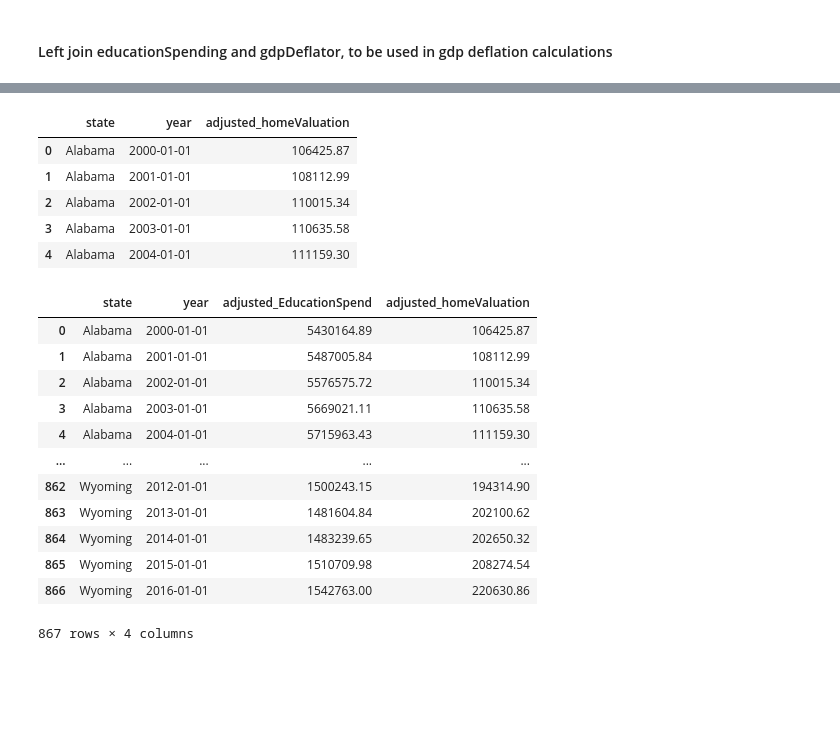
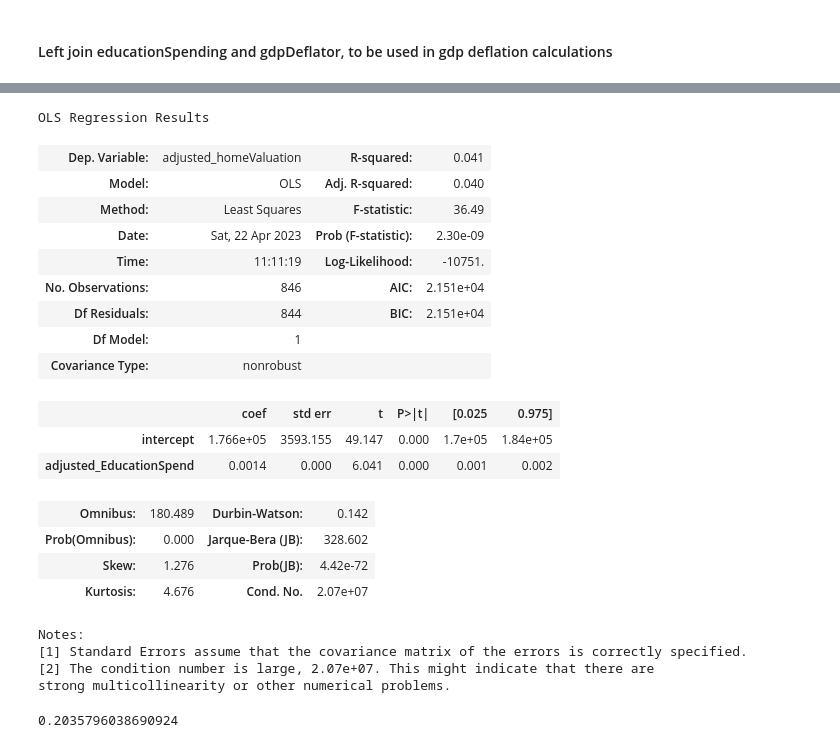
Before and after one commit to Max-Jacobsen/EducationSpending_HomeValuations_analysis, a Jupyter notebook: project_group4.ipynb, the cells around one changed output, grey strips where cells are left out. Saved outputs shown, nothing was run; the diff lists cells and outputs as text; code cells hidden in the pictures; blank space fills up the shorter version.

```diff
--- a/project_group4.ipynb
+++ b/project_group4.ipynb
@@ -145,37 +126,47 @@ homeValuation_gdpDeflator['adjusted_homeValuation'] = (homeValuation_gdpDeflator
 # Format final dataset
 collumn_Drop = ['ipd', 'HomeValue']
 homeValuation_final = homeValuation_gdpDeflator.drop(collumn_Drop, axis=1)
-
-homeValuation_final.head()
-# %% [output]
-|  | state | year | adjusted_homeValuation |
-| 0 | Alabama | 2000-01-01 | 106425.87 |
-| 1 | Alabama | 2001-01-01 | 108112.99 |
-| 2 | Alabama | 2002-01-01 | 110015.34 |
-| 3 | Alabama | 2003-01-01 | 110635.58 |
-| 4 | Alabama | 2004-01-01 | 111159.30 |
 # %%
 OLS_modelmerge = pd.merge(educationSpending_final, homeValuation_final, on=['state', 'year'], how='left')
-display(OLS_modelmerge)
+OLS_modelmerge.dropna(inplace=True)
-# %% [output]
-|  | state | year | adjusted_EducationSpend | adjusted_homeValuation |
-| 0 | Alabama | 2000-01-01 | 5430164.89 | 106425.87 |
-| 1 | Alabama | 2001-01-01 | 5487005.84 | 108112.99 |
-| 2 | Alabama | 2002-01-01 | 5576575.72 | 110015.34 |
-| 3 | Alabama | 2003-01-01 | 5669021.11 | 110635.58 |
-| 4 | Alabama | 2004-01-01 | 5715963.43 | 111159.30 |
-| ... | ... | ... | ... | ... |
-| 862 | Wyoming | 2012-01-01 | 1500243.15 | 194314.90 |
-| 863 | Wyoming | 2013-01-01 | 1481604.84 | 202100.62 |
-| 864 | Wyoming | 2014-01-01 | 1483239.65 | 202650.32 |
-| 865 | Wyoming | 2015-01-01 | 1510709.98 | 208274.54 |
-| 866 | Wyoming | 2016-01-01 | 1542763.00 | 220630.86 |
-867 rows × 4 columns
 # %%
 #possible intercept?
+OLS_modelmerge['intercept'] = 1
 
-# define independent variables: market risk premium
-X = OLS_modelmerge['adjusted_EducationSpend']
+# define independent variables
+X = OLS_modelmerge[ ['intercept', 'adjusted_EducationSpend']]
 
 # define dependent variable
 y = OLS_modelmerge['adjusted_homeValuation']
+# %%
+# estimate the model
+model = sm.OLS(y, X).fit()
+
+# print out the summary results
+model.summary()
+# %% [output]
+OLS Regression Results
+| Dep. Variable: | adjusted_homeValuation | R-squared: | 0.041 |
+| Model: | OLS | Adj. R-squared: | 0.040 |
+| Method: | Least Squares | F-statistic: | 36.49 |
+| Date: | Sat, 22 Apr 2023 | Prob (F-statistic): | 2.30e-09 |
+| Time: | 11:11:19 | Log-Likelihood: | -10751. |
+| No. Observations: | 846 | AIC: | 2.151e+04 |
+| Df Residuals: | 844 | BIC: | 2.151e+04 |
+| Df Model: | 1 |  |  |
+| Covariance Type: | nonrobust |  |  |
+|  | coef | std err | t | P>|t| | [0.025 | 0.975] |
+| intercept | 1.766e+05 | 3593.155 | 49.147 | 0.000 | 1.7e+05 | 1.84e+05 |
+| adjusted_EducationSpend | 0.0014 | 0.000 | 6.041 | 0.000 | 0.001 | 0.002 |
+| Omnibus: | 180.489 | Durbin-Watson: | 0.142 |
+| Prob(Omnibus): | 0.000 | Jarque-Bera (JB): | 328.602 |
+| Skew: | 1.276 | Prob(JB): | 4.42e-72 |
+| Kurtosis: | 4.676 | Cond. No. | 2.07e+07 |
+Notes:
+[1] Standard Errors assume that the covariance matrix of the errors is correctly specified.
+[2] The condition number is large, 2.07e+07. This might indicate that there are
+strong multicollinearity or other numerical problems.
+# %%
+OLS_modelmerge['adjusted_EducationSpend'].corr(OLS_modelmerge['adjusted_homeValuation'])
+# %% [output]
+0.2035796038690924
```
Also changed, not shown: parts of 7 cells of this notebook, 16 other files.
